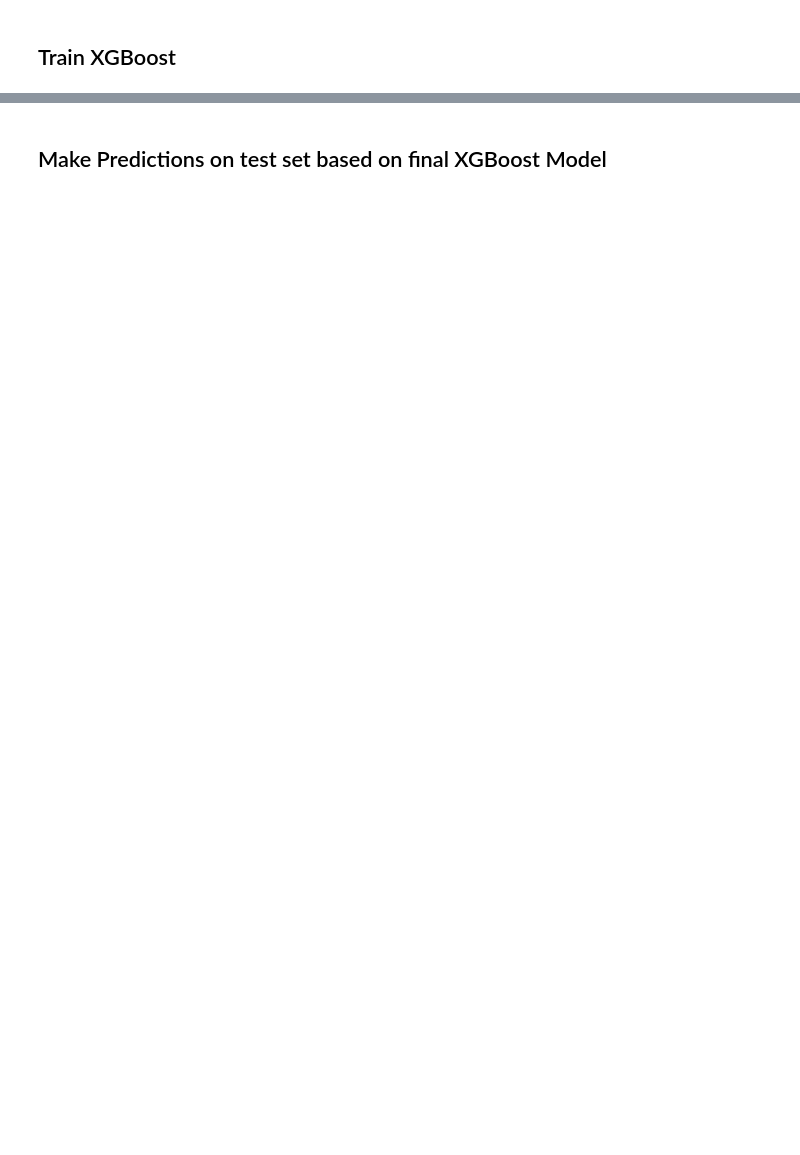
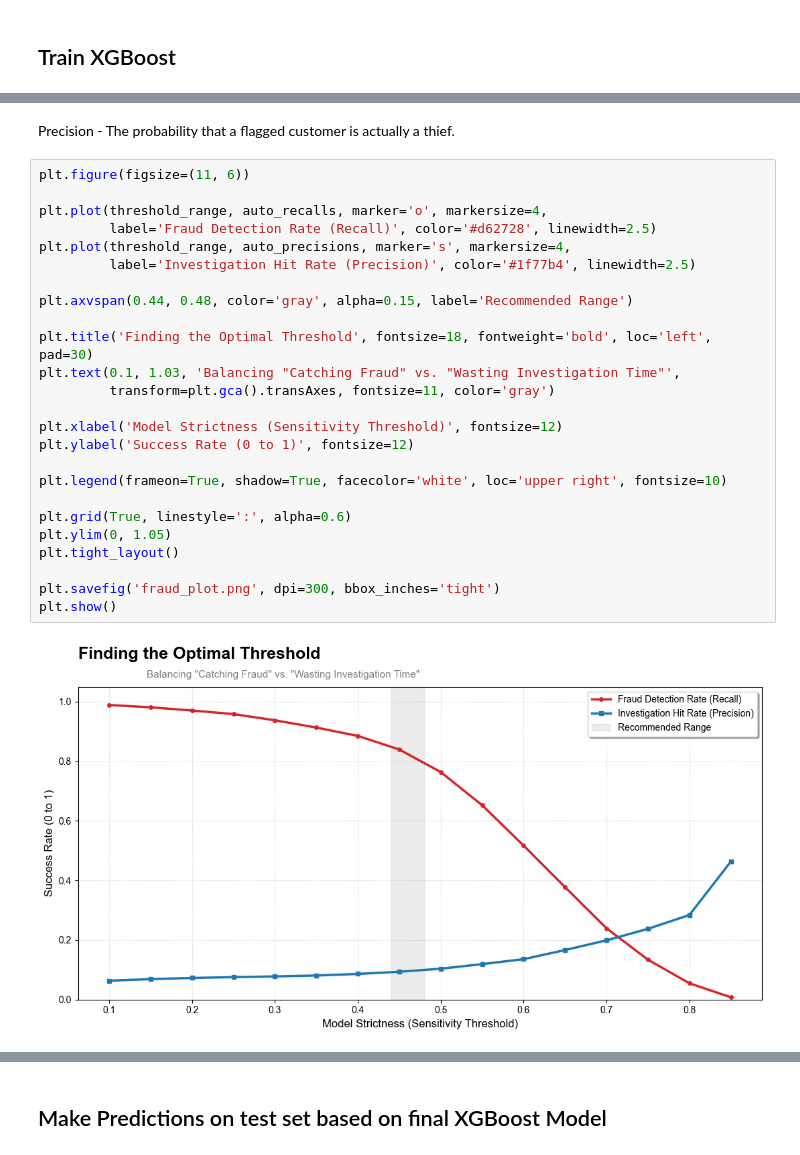
Before and after one commit to zeynepbumin/ds-ml-project, a Jupyter notebook: Fraud_Detection_Model.ipynb, the cells around one changed output, grey strips where cells are left out. Cells and saved outputs as stored; diff of their text form; blank space fills up the shorter version.

```diff
--- a/Fraud_Detection_Model.ipynb
+++ b/Fraud_Detection_Model.ipynb
@@ -749,0 +761,29 @@ plt.show()
+# %% [markdown]
+Precision - The probability that a flagged customer is actually a thief.
+# %%
+plt.figure(figsize=(11, 6))
+
+plt.plot(threshold_range, auto_recalls, marker='o', markersize=4,
+         label='Fraud Detection Rate (Recall)', color='#d62728', linewidth=2.5)
+plt.plot(threshold_range, auto_precisions, marker='s', markersize=4,
+         label='Investigation Hit Rate (Precision)', color='#1f77b4', linewidth=2.5)
+
+plt.axvspan(0.44, 0.48, color='gray', alpha=0.15, label='Recommended Range')
+
+plt.title('Finding the Optimal Threshold', fontsize=18, fontweight='bold', loc='left', pad=30)
+plt.text(0.1, 1.03, 'Balancing "Catching Fraud" vs. "Wasting Investigation Time"',
+         transform=plt.gca().transAxes, fontsize=11, color='gray')
+
+plt.xlabel('Model Strictness (Sensitivity Threshold)', fontsize=12)
+plt.ylabel('Success Rate (0 to 1)', fontsize=12)
+
+plt.legend(frameon=True, shadow=True, facecolor='white', loc='upper right', fontsize=10)
+
+plt.grid(True, linestyle=':', alpha=0.6)
+plt.ylim(0, 1.05)
+plt.tight_layout()
+
+plt.savefig('fraud_plot.png', dpi=300, bbox_inches='tight')
+plt.show()
+# %% [output]
+[figure, added]
```
Also changed, not shown: parts of 27 cells of this notebook, 7 other files.
